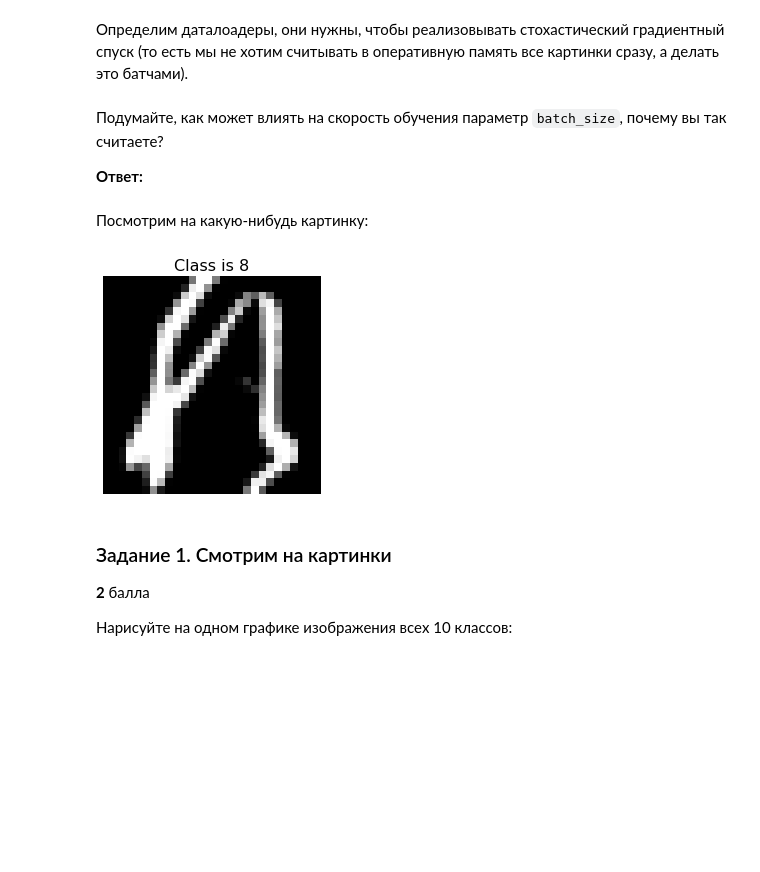
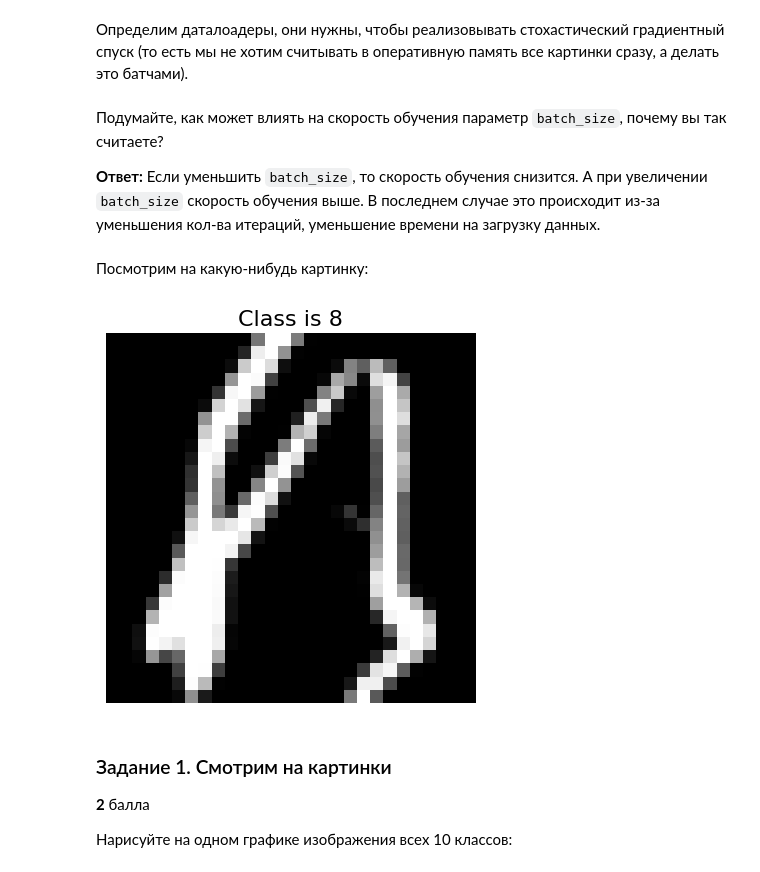
Before and after one commit to Smirness/BI_Stat_2021, a Jupyter notebook: lecture_7_8_nn_intro/homework/FC_NN_practice.ipynb, the cells around one changed output. Drawn from its saved outputs; the diff is of its cells as text; code cells hidden in the pictures; blank space fills up the shorter version.

```diff
--- a/lecture_7_8_nn_intro/homework/FC_NN_practice.ipynb
+++ b/lecture_7_8_nn_intro/homework/FC_NN_practice.ipynb
@@ -42,15 +41,16 @@ testloader = DataLoader(testset, batch_size=batch_size, shuffle=False, num_worke
 # %% [markdown]
 Подумайте, как может влиять на скорость обучения параметр `batch_size`, почему вы так считаете?
 
-**Ответ:**
+**Ответ:** Если уменьшить `batch_size`, то скорость обучения снизится. А при увеличении `batch_size` скорость обучения выше. В последнем случае это происходит из-за уменьшения кол-ва итераций, уменьшение времени на загрузку данных.
 # %% [markdown]
 Посмотрим на какую-нибудь картинку:
 # %%
-plt.imshow(trainset[0][0].view(28, 28).numpy(), cmap="gray")
+i = 0
+plt.imshow(trainset[i][0].view(28, 28).numpy(), cmap="gray")
 plt.axis("off")
-plt.title(f"Class is {trainset[0][1]}", fontsize=16);
+plt.title(f"Class is {trainset[i][1]}", fontsize=16);
 # %% [output]
-[figure, old version]
+[figure, new version]
 # %% [markdown]
 ### Задание 1. Смотрим на картинки
 
```
Also changed, not shown: parts of 29 cells of this notebook.
